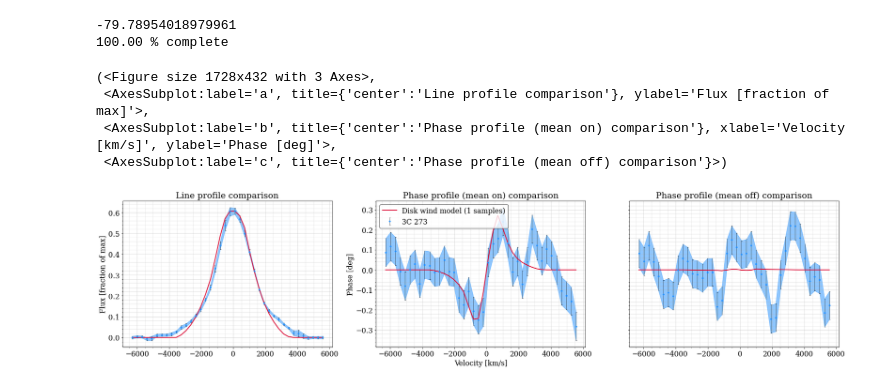
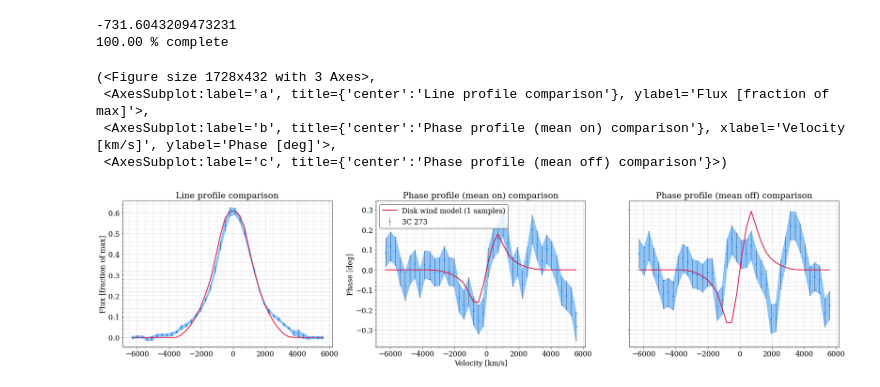
Before and after one commit to kirklong/DexterResearch, a Jupyter notebook: Summer21/PyMCViz.ipynb, the cells around one changed output. Drawn from its saved outputs; the diff is of its cells as text; code cells hidden in the pictures.

```diff
--- a/Summer21/PyMCViz.ipynb
+++ b/Summer21/PyMCViz.ipynb
@@ -103,16 +117,16 @@ def plotParams(data,θList,mα=0.1):
-# %%
-#making a guess at what it should be
-θ = [30.,1e3,1.1,1.,0.57,0.6,0.46,342.] #i,rMin,Mfac,rFac,f1,f2,f3,pa
-data = readPickle("3c273_juljanmarmay_append_gilles_specirf_wide_v6.p")
-λCen = 2.172
-vel = (data[0]-λCen)/λCen*3e5
-print(log_prob(θ,vel,data))
-plotParams(data,[θ],1)
-# %% [output]
--79.78954018979961
-100.00 % complete
-(<Figure size 1728x432 with 3 Axes>,
- <AxesSubplot:label='a', title={'center':'Line profile comparison'}, ylabel='Flux [fraction of max]'>,
- <AxesSubplot:label='b', title={'center':'Phase profile (mean on) comparison'}, xlabel='Velocity [km/s]', ylabel='Phase [deg]'>,
- <AxesSubplot:label='c', title={'center':'Phase profile (mean off) comparison'}>)
-[figure, removed]
+# %%
+#making a guess at what it should be
+θ = [30.,1e3,1.1,1.,0.57,0.6,0.46,90.] #i,rMin,Mfac,rFac,f1,f2,f3,pa -- 30.,1e3,1.1,1.,0.57,0.6,0.46,342. is a good guess
+data = readPickle("3c273_juljanmarmay_append_gilles_specirf_wide_v6.p")
+λCen = 2.172
+vel = (data[0]-λCen)/λCen*3e5
+print(log_prob(θ,vel,data))
+plotParams(data,[θ],1)
+# %% [output]
+-731.6043209473231
+100.00 % complete
+(<Figure size 1728x432 with 3 Axes>,
+ <AxesSubplot:label='a', title={'center':'Line profile comparison'}, ylabel='Flux [fraction of max]'>,
+ <AxesSubplot:label='b', title={'center':'Phase profile (mean on) comparison'}, xlabel='Velocity [km/s]', ylabel='Phase [deg]'>,
+ <AxesSubplot:label='c', title={'center':'Phase profile (mean off) comparison'}>)
+[figure, added]
```
Also changed, not shown: parts of 12 cells of this notebook, 1 other file.
